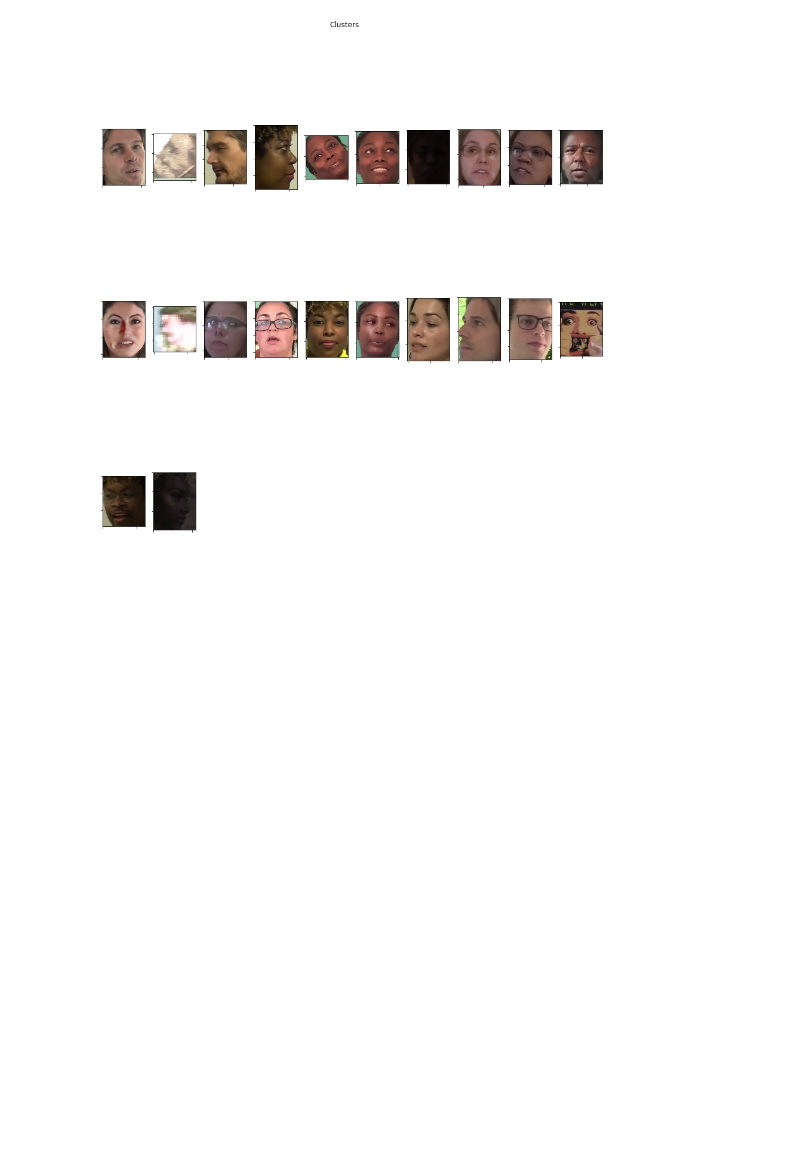
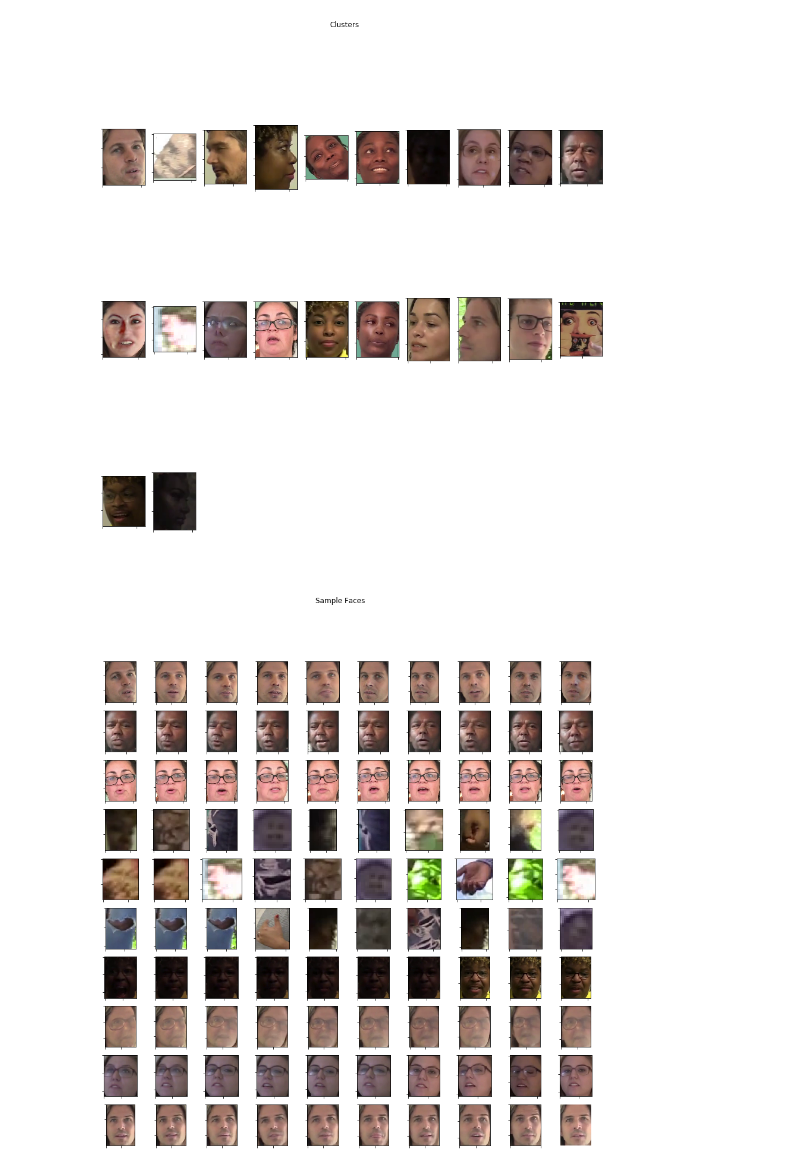
Before and after one commit to Shahin-A/Exercise, a Jupyter notebook: ML/DeepFake.ipynb, the cells around one changed output. Saved outputs shown, nothing was run; the diff lists cells and outputs as text; code cells hidden in the pictures; blank space fills up the shorter version.

Commit message:
Add nearest neighbor search

```diff
--- a/ML/DeepFake.ipynb
+++ b/ML/DeepFake.ipynb
@@ -202,3 +202,18 @@ def display_all_clusters(faces, model, cols=10):
 display_all_clusters(faces, models[15])
 # %% [output]
 [figure]
+# %%
+from sklearn.neighbors import BallTree
+
+nn = BallTree(embeddings, leaf_size=2)
+# %%
+def get_neighbors(indices, embeddings=embeddings, faces=faces, num_neighbors=10):
+    neighbors = []
+    dist, ind_list = nn.query(embeddings[indices], k=num_neighbors)
+    return [faces[i] for neighbor_list in ind_list for i in neighbor_list]
+
+indices = [0, 100, 200, 300, 400, 500, 600, 700, 800, 900]
+neighbors = get_neighbors(indices)
+display_faces(neighbors, len(indices) , 10)
+# %% [output]
+[figure, added]
```
